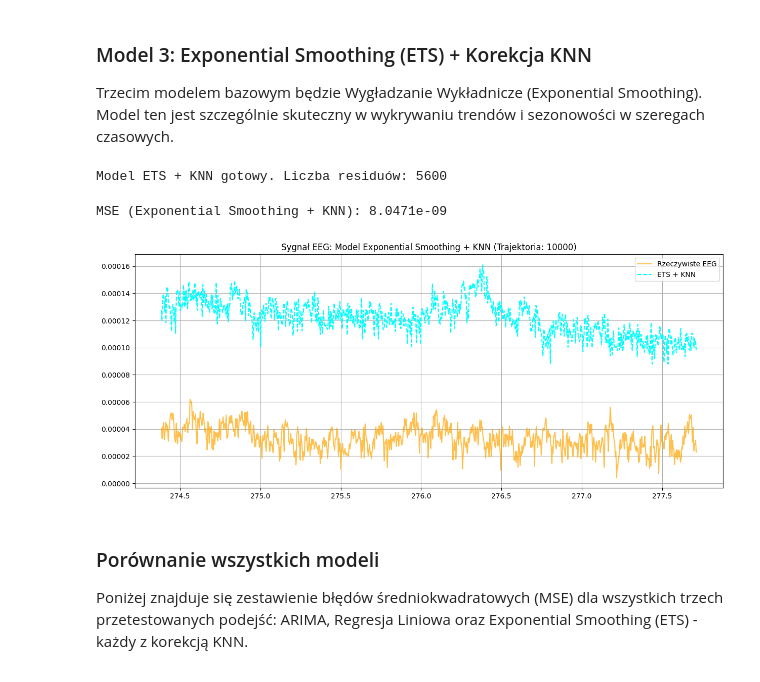
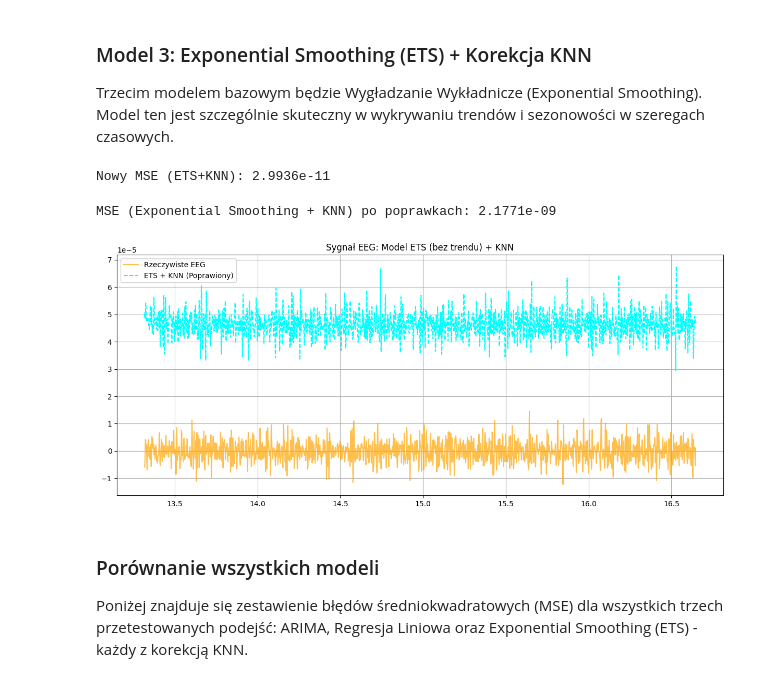
Before and after one commit to piwmat/test, a Jupyter notebook: Untitled1.ipynb, the cells around one changed output. Drawn from its saved outputs; the diff is of its cells as text; code cells hidden in the pictures.

```diff
--- a/Untitled1.ipynb
+++ b/Untitled1.ipynb
@@ -444,57 +405,57 @@ $$y_{t+1} = \beta_0 + \beta_1 y_t + \beta_2 y_{t-1} + \dots + \beta_p y_{t-p+1}$
 ### Model 3: Exponential Smoothing (ETS) + Korekcja KNN
 
 Trzecim modelem bazowym będzie Wygładzanie Wykładnicze (Exponential Smoothing). Model ten jest szczególnie skuteczny w wykrywaniu trendów i sezonowości w szeregach czasowych.
-# %%
-from statsmodels.tsa.holtwinters import ExponentialSmoothing
-
-# 1. Dopasowanie modelu Exponential Smoothing (ETS)
-# Wykorzystujemy 30% danych treningowych jako bazę, podobnie jak w ARIMA
-model_ets = ExponentialSmoothing(dane_treningowe_base, seasonal_periods=None, trend='add', seasonal=None)
-model_ets_fit = model_ets.fit()
-
-# 2. Obliczanie residuów na pozostałych 70% danych treningowych
-prognozy_ets_walidacja = model_ets_fit.predict(start=len(dane_treningowe_base), end=len(dane_treningowe)-1)
-residua_ets = dane_walidacyjne_base - prognozy_ets_walidacja
-
-# 3. Time Delay Embedding dla residuów ETS
-X_embedded_ets = create_time_delay_embedding(residua_ets, delay=1, dimension=25)
-
-# 4. Trenowanie KNN na residuach ETS
-X_knn_ets = X_embedded_ets[:-1]
-y_knn_ets = X_embedded_ets[1:] - X_embedded_ets[:-1]
-knn_model_ets = KNeighborsRegressor(n_neighbors=1).fit(X_knn_ets, y_knn_ets)
-
-print(f"Model ETS + KNN gotowy. Liczba residuów: {len(residua_ets)}")
-# %% [output]
-Model ETS + KNN gotowy. Liczba residuów: 5600
+# %%
+from statsmodels.tsa.holtwinters import ExponentialSmoothing
+
+# 3. ETS + KNN
+model_ets = ExponentialSmoothing(dane_treningowe, trend=None, seasonal=None).fit()
+residua_ets = dane_treningowe - model_ets.fittedvalues
+X_embedded_ets = create_time_delay_embedding(residua_ets, delay=1, dimension=25)
+knn_model_ets = KNeighborsRegressor(n_neighbors=1).fit(X_embedded_ets[:-1], X_embedded_ets[1:] - X_embedded_ets[:-1])
+
+ets_forecast_test = model_ets.forecast(len(dane_testowe))
+predicted_residuals_knn_ets = []
+curr_res_state_ets = X_embedded_ets[-1].copy()
+for i in range(len(dane_testowe)):
+    delta = knn_model_ets.predict(curr_res_state_ets.reshape(1, -1))[0]
+    curr_res_state_ets = curr_res_state_ets + delta
+    predicted_residuals_knn_ets.append(curr_res_state_ets[0])
+
+final_predictions_combined_ets = ets_forecast_test + np.array(predicted_residuals_knn_ets)
+mse_combined_ets = mean_squared_error(dane_testowe, final_predictions_combined_ets)
+print(f"Nowy MSE (ETS+KNN): {mse_combined_ets:.4e}")
+# %% [output]
+Nowy MSE (ETS+KNN): 2.9936e-11
 # %%
-# 5. Predykcja na zbiorze testowym
+# 5. Predykcja na zbiorze testowym (startuje od próbki 8000)
 ets_forecast_test = model_ets_fit.forecast(len(dane_testowe))
 
 predicted_residuals_knn_ets = []
+# Startujemy z ostatniego stanu residuów treningowych
 current_state_ets = X_embedded_ets[-1].copy()
 
 for i in range(len(dane_testowe)):
     delta_ets = knn_model_ets.predict(current_state_ets.reshape(1, -1))[0]
     current_state_ets = current_state_ets + delta_ets
     predicted_residuals_knn_ets.append(current_state_ets[0])
 
 final_predictions_combined_ets = ets_forecast_test + np.array(predicted_residuals_knn_ets)
 mse_combined_ets = mean_squared_error(dane_testowe, final_predictions_combined_ets)
 
-print(f"MSE (Exponential Smoothing + KNN): {mse_combined_ets:.4e}")
+print(f"MSE (Exponential Smoothing + KNN) po poprawkach: {mse_combined_ets:.4e}")
 
 # 6. Wizualizacja wyników
 plt.figure(figsize=(15, 6))
 plt.plot(os_czasu_test, dane_testowe, label='Rzeczywiste EEG', color='orange', alpha=0.7)
-plt.plot(os_czasu_test, final_predictions_combined_ets, label='ETS + KNN', color='cyan', linestyle='--')
-plt.title(f'Sygnał EEG: Model Exponential Smoothing + KNN (Trajektoria: {max_trajectory_length})')
+plt.plot(os_czasu_test, final_predictions_combined_ets, label='ETS + KNN (Poprawiony)', color='cyan', linestyle='--')
+plt.title(f'Sygnał EEG: Model ETS (bez trendu) + KNN')
 plt.legend()
 plt.grid(True)
 plt.show()
 # %% [output]
-MSE (Exponential Smoothing + KNN): 8.0471e-09
+MSE (Exponential Smoothing + KNN) po poprawkach: 2.1771e-09
-[figure, old version]
+[figure, new version]
 # %% [markdown]
 ### Porównanie wszystkich modeli
 
```
Also changed, not shown: parts of 19 cells of this notebook.
